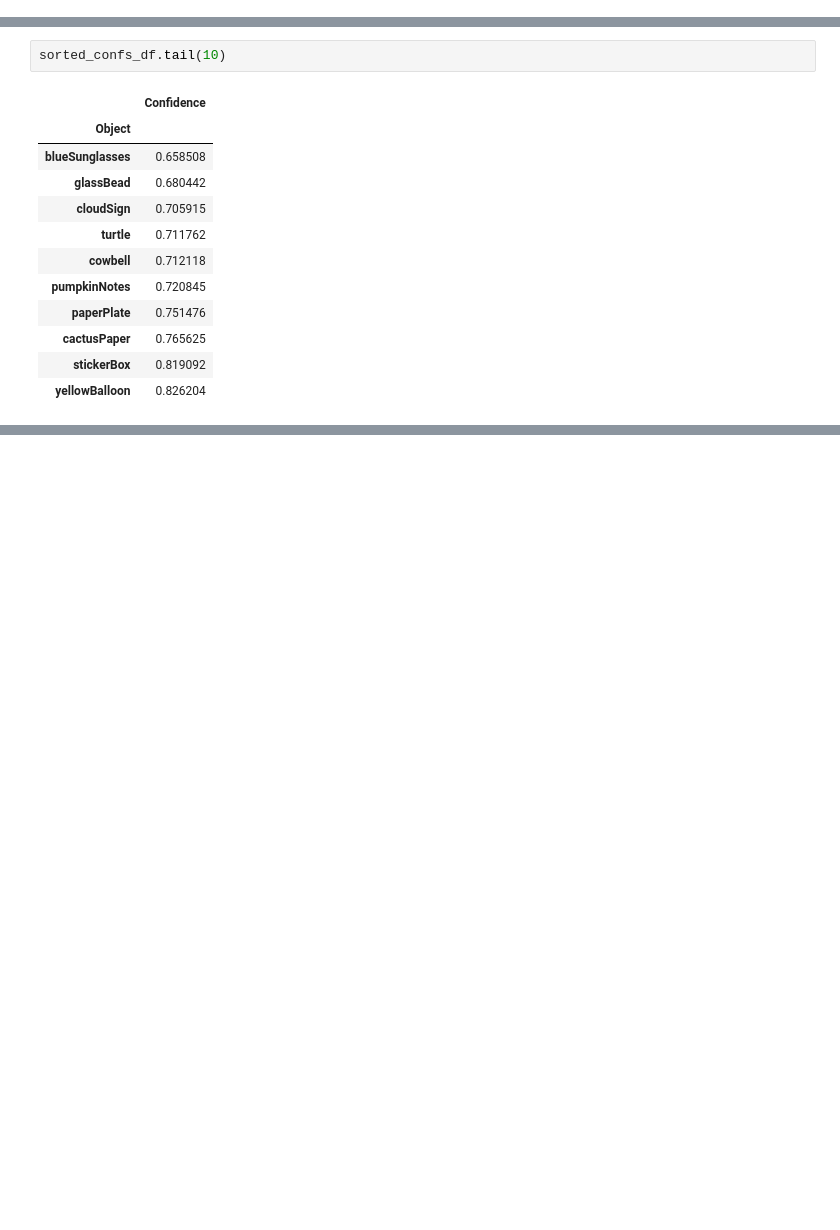
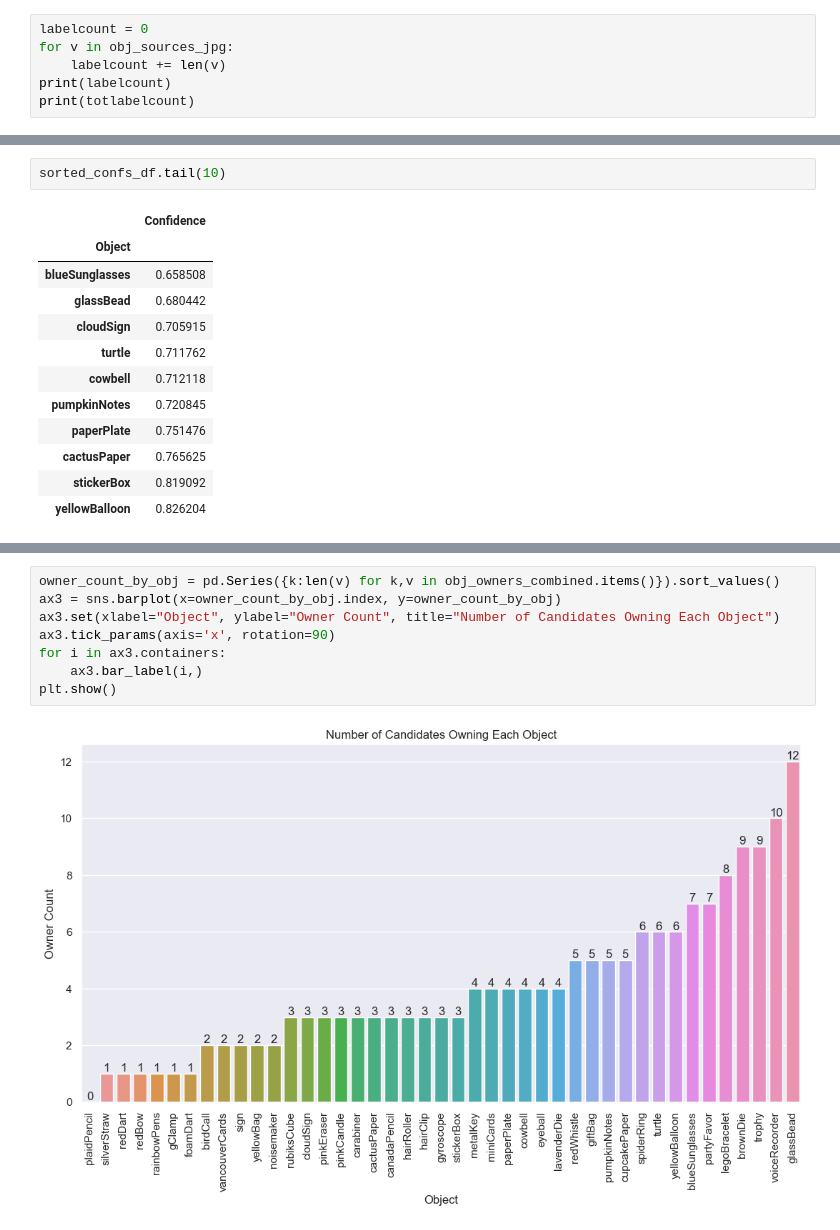
Before and after one commit to reformedgamer/composite_image_object_recognition, a Jupyter notebook: main.ipynb, the cells around one changed output, grey strips where cells are left out. Saved outputs shown, nothing was run; the diff lists cells and outputs as text; blank space fills up the shorter version.

```diff
--- a/main.ipynb
+++ b/main.ipynb
@@ -162,0 +196,6 @@ print(obj_sources_jpg)
+# %%
+labelcount = 0
+for v in obj_sources_jpg:
+    labelcount += len(v)
+print(labelcount)
+print(totlabelcount)
@@ -259,0 +356,10 @@ sorted_confs_df.tail(10)
+# %%
+owner_count_by_obj = pd.Series({k:len(v) for k,v in obj_owners_combined.items()}).sort_values()
+ax3 = sns.barplot(x=owner_count_by_obj.index, y=owner_count_by_obj)
+ax3.set(xlabel="Object", ylabel="Owner Count", title="Number of Candidates Owning Each Object")
+ax3.tick_params(axis='x', rotation=90)
+for i in ax3.containers:
+    ax3.bar_label(i,)
+plt.show()
+# %% [output]
+[figure, added]
```
Also changed, not shown: parts of 16 cells of this notebook.
